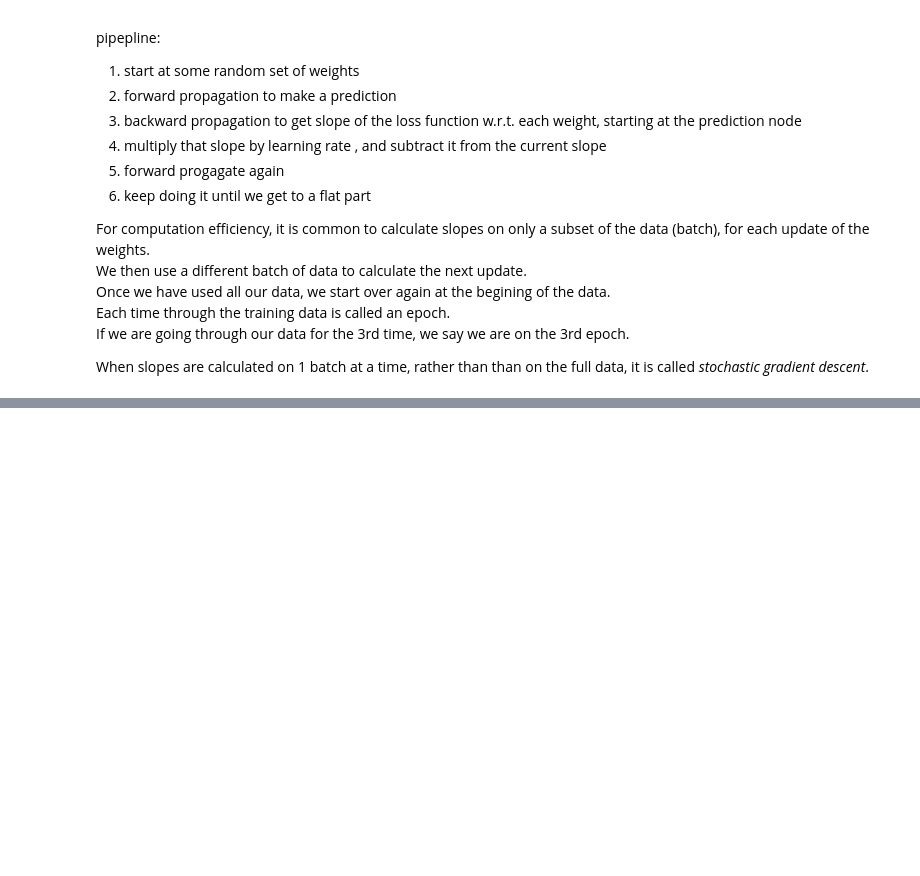
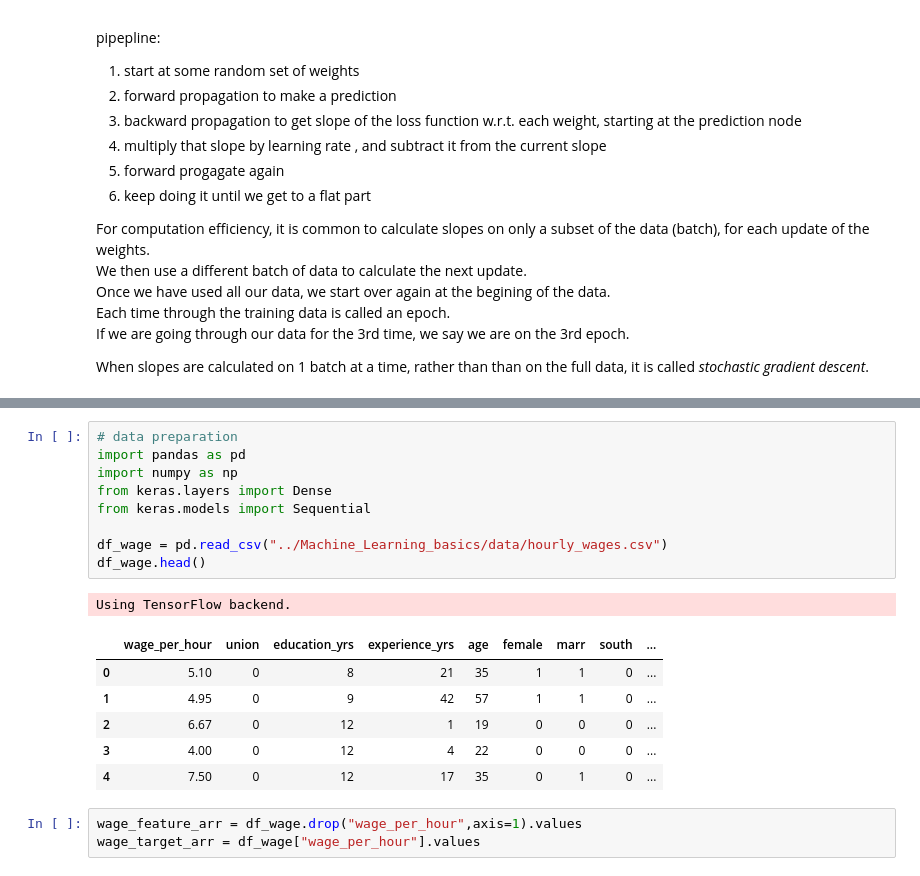
Before and after one commit to etherion-1337/Machine_Learning_basics, a Jupyter notebook: python_Keras.ipynb, the cells around one changed output, grey strips where cells are left out. Cells and saved outputs as stored; diff of their text form; blank space fills up the shorter version.

Commit message:
keras predict

```diff
--- a/python_Keras.ipynb
+++ b/python_Keras.ipynb
@@ -290,0 +355,20 @@ When slopes are calculated on 1 batch at a time, rather than than on the full da
+# %%
+# data preparation
+import pandas as pd
+import numpy as np
+from keras.layers import Dense
+from keras.models import Sequential
+
+df_wage = pd.read_csv("../Machine_Learning_basics/data/hourly_wages.csv")
+df_wage.head()
+# %% [output]
+Using TensorFlow backend.
+|  | wage_per_hour | union | education_yrs | experience_yrs | age | female | marr | south | ... |
+| 0 | 5.10 | 0 | 8 | 21 | 35 | 1 | 1 | 0 | ... |
+| 1 | 4.95 | 0 | 9 | 42 | 57 | 1 | 1 | 0 | ... |
+| 2 | 6.67 | 0 | 12 | 1 | 19 | 0 | 0 | 0 | ... |
+| 3 | 4.00 | 0 | 12 | 4 | 22 | 0 | 0 | 0 | ... |
+| 4 | 7.50 | 0 | 12 | 17 | 35 | 0 | 1 | 0 | ... |
+# %%
+wage_feature_arr = df_wage.drop("wage_per_hour",axis=1).values
+wage_target_arr = df_wage["wage_per_hour"].values
```
Also changed, not shown: parts of 9 cells of this notebook, 4 other files.
